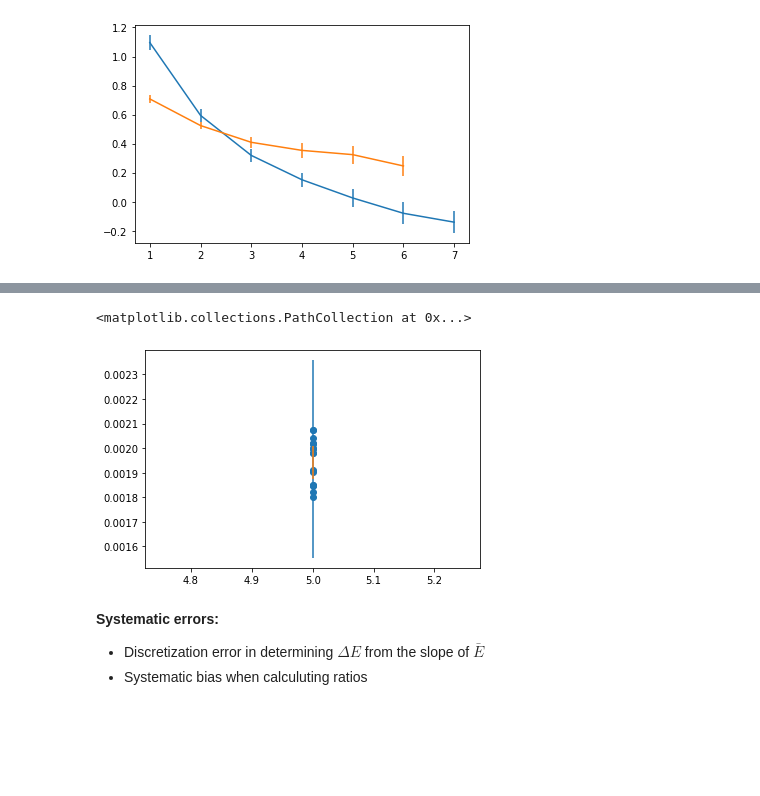
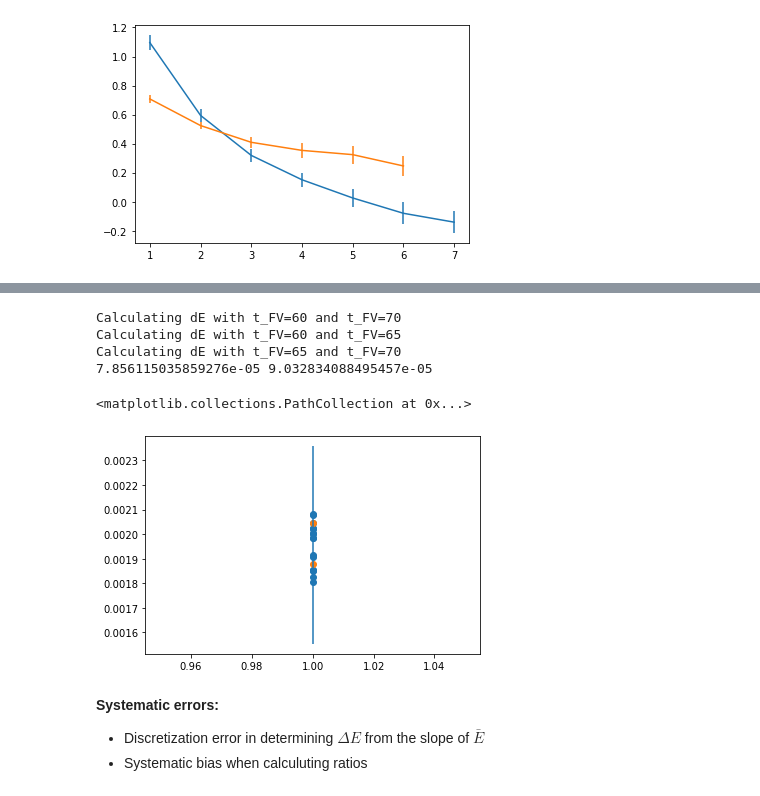
Before and after one commit to jinluchang/Qlattice, a Jupyter notebook: applications/false-vacuum-decay/false_vacuum_decay.ipynb, the cells around one changed output, grey strips where cells are left out. Saved outputs shown, nothing was run; the diff lists cells and outputs as text; code cells hidden in the pictures; blank space fills up the shorter version.

```diff
--- a/applications/false-vacuum-decay/false_vacuum_decay.ipynb
+++ b/applications/false-vacuum-decay/false_vacuum_decay.ipynb
@@ -94,3 +72,6 @@ measurements.calc_gamma(ratio, Ebar[0], delta_E[0], 5, 0.2)
 # %%
-measurements.calc_gamma_w_errors(Ms, Ls, sf, sf1, sf2)
+Ms = [0.0, 0.002, 0.004, 0.016, 0.032, 0.064, 0.128, 0.256, 0.512, 1.0]
+Ls = [0.0, 0.002, 0.004, 0.016, 0.032, 0.064, 0.128, 0.256, 0.512, 1.0]
+gamma, gamma_err = measurements.calc_gamma_w_errors(Ms, Ls, profile_ML, profile_tFV)
+print(gamma, gamma_err)
 # %% [output]
@@ -105,9 +105,18 @@ plt.scatter([1]*len(gammas_M_L), [gammas_M_L[i][0] for i in range(len(gammas_M_L
 # %%
-measurements.plot_gamma(Ms,Ls)
-plt.scatter([5]*len(gammas_M_L), [gammas_M_L[i][0] for i in range(len(gammas_M_L))])
+l_err, u_err = measurements.calc_gamma_dis_errors(Ms,Ls,profile_ML, profile_tFV)
+print(l_err, u_err)
 # %% [output]
-<matplotlib.collections.PathCollection at 0x...>
+Calculating dE with t_FV=60 and t_FV=70
+Calculating dE with t_FV=60 and t_FV=65
+Calculating dE with t_FV=65 and t_FV=70
+7.856115035859276e-05 9.032834088495457e-05
-[figure, removed]
+# %%
+plt.errorbar([1.0], [gamma], [gamma_err])
+plt.scatter([1.0]*len(gammas_M_L), [gammas_M_L[i] for i in range(len(gammas_M_L))])
+plt.scatter([1.0]*2, [gamma+u_err, gamma-l_err])
+# %% [output]
+<matplotlib.collections.PathCollection at 0x...>
+[figure, added]
 # %%
 0.0018729202417479005, 0.000389280560521738
 0.0020105263780584417, 0.0005082331894344297
```
Also changed, not shown: parts of 21 cells of this notebook, 1 other file.
